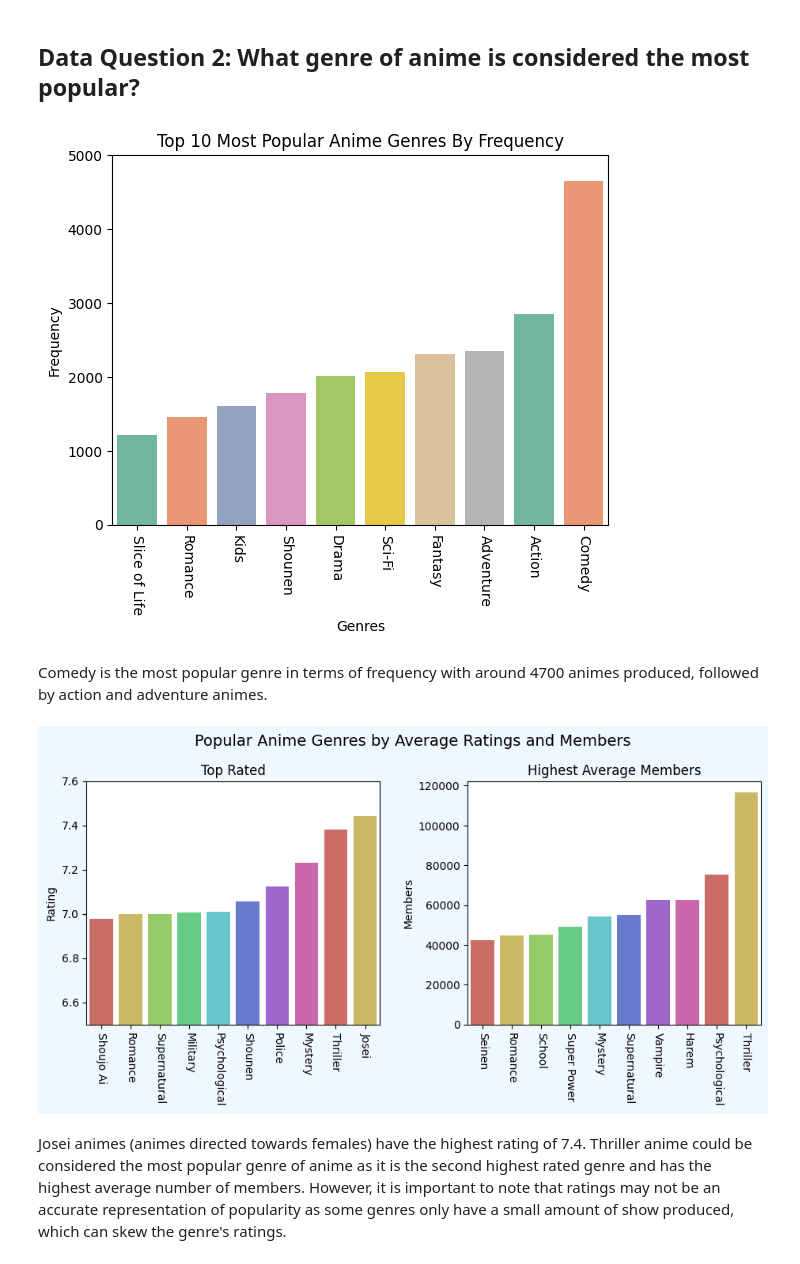
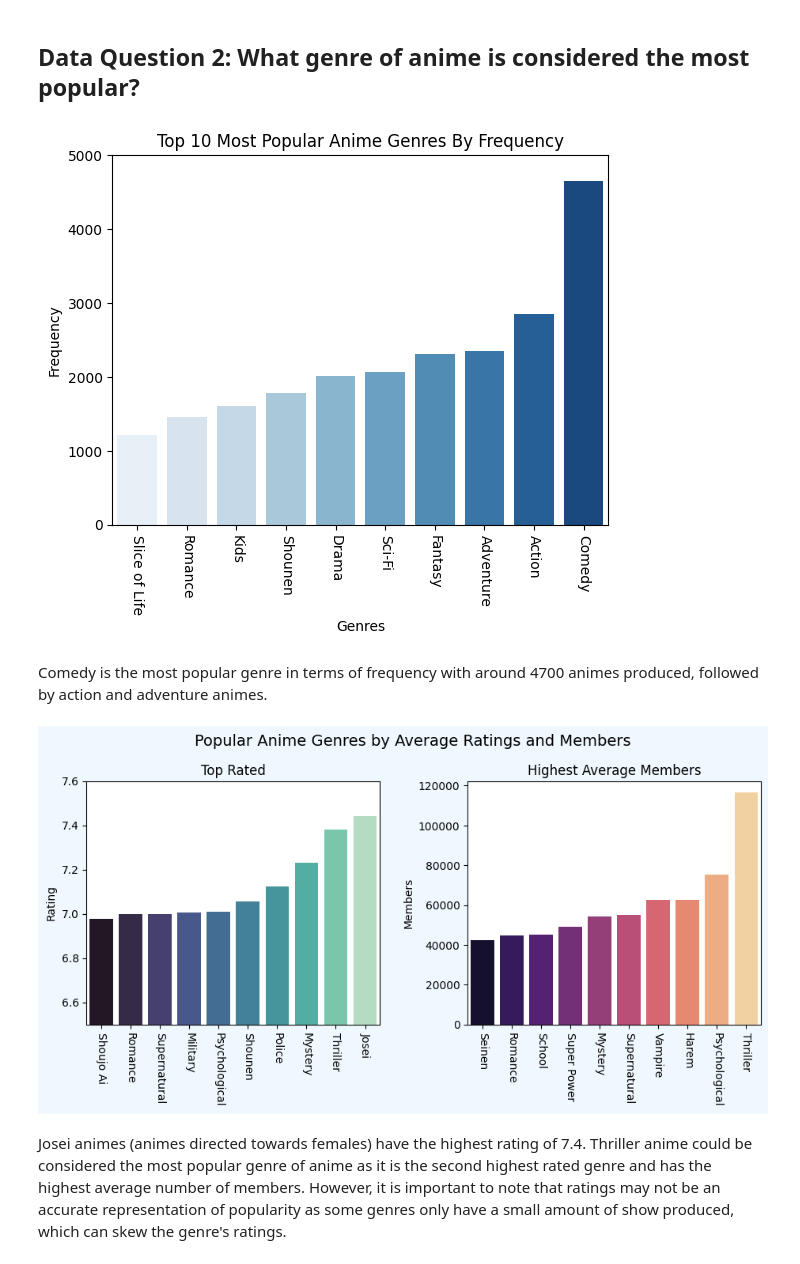
Before and after one commit to LouisThong15/Data-Analysis-Projects, a Jupyter notebook: Anime Analysis/Anime Dataset Data Analysis.ipynb, the cells around one changed output. Cells and saved outputs as stored; diff of their text form; code cells hidden in the pictures.

```diff
--- a/Anime Analysis/Anime Dataset Data Analysis.ipynb
+++ b/Anime Analysis/Anime Dataset Data Analysis.ipynb
@@ -338,15 +338,15 @@ for i in genre_keys[-10:]:
     average_rating_list.append(anime_rating.rating.mean())
 # %%
 # Plotting bar chart for most produced genres
-sns.barplot(x = genre_keys[-10:], y = genre_vals[-10:], palette = sns.color_palette("Set2"))
+sns.barplot(x = genre_keys[-10:], y = genre_vals[-10:], palette = sns.color_palette("Blues", 10))
 plt.xticks(rotation = -90)
 plt.xlabel('Genres')
 plt.ylabel('Frequency')
 plt.title('Top 10 Most Popular Anime Genres By Frequency')
 plt.ylim(0,5000)
 plt.show()
 # %% [output]
-[figure, old version]
+[figure, new version]
 # %% [markdown]
 Comedy is the most popular genre in terms of frequency with around 4700 animes produced, followed by action and adventure animes.
 # %%
@@ -385,7 +385,7 @@ fig.suptitle("Popular Anime Genres by Average Ratings and Members", fontsize = 1
 
 plt.subplots_adjust(wspace=0.3, hspace=0.6)
 plt.subplot(1,2,1)
-sns.barplot(x = genre_rating_keys[-10:], y = genre_rating_vals[-10:], palette = sns.color_palette("hls", 8))
+sns.barplot(x = genre_rating_keys[-10:], y = genre_rating_vals[-10:], palette = sns.color_palette("mako", 10))
 plt.title('Top Rated')
 plt.ylabel('Rating')
 plt.xlabel('')
@@ -393,16 +393,15 @@ plt.ylim(6.5,7.6)
 plt.xticks(rotation = -90)
 
 plt.subplot(1,2,2)
-sns.barplot(x = genre_members_keys[-10:], y = genre_members_vals[-10:], palette = sns.color_palette("hls", 8))
+sns.barplot(x = genre_members_keys[-10:], y = genre_members_vals[-10:], palette = sns.color_palette("magma",10))
 plt.title('Highest Average Members')
 plt.ylabel('Members')
 plt.xlabel('')
-# plt.ylim(6.5,7.6)
 plt.xticks(rotation = -90)
 
 plt.show()
 # %% [output]
-[figure, old version]
+[figure, new version]
 # %% [markdown]
 Josei animes (animes directed towards females) have the highest rating of 7.4. Thriller anime could be considered the most popular genre of anime as it is the second highest rated genre and has the highest average number of members. However, it is important to note that ratings may not be an accurate representation of popularity as some genres only have a small amount of show produced, which can skew the genre's ratings.
 # %% [markdown]
```
Also changed, not shown: parts of 3 cells of this notebook.
